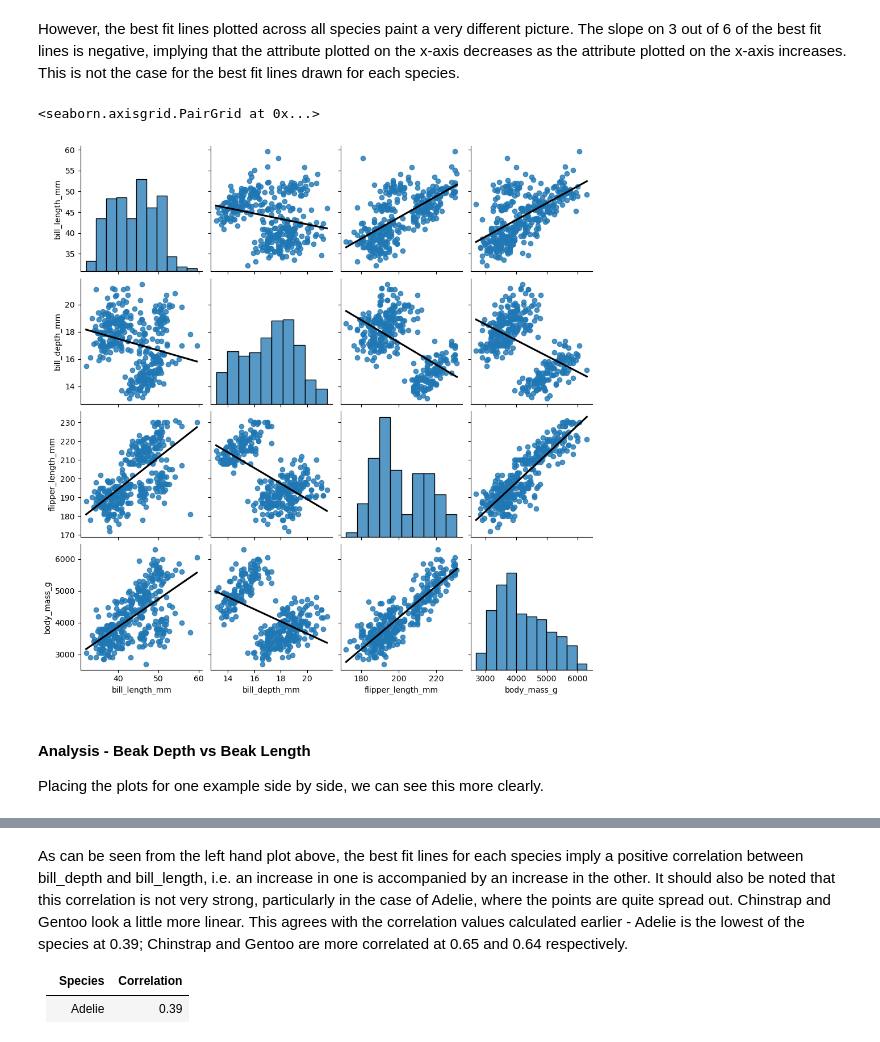
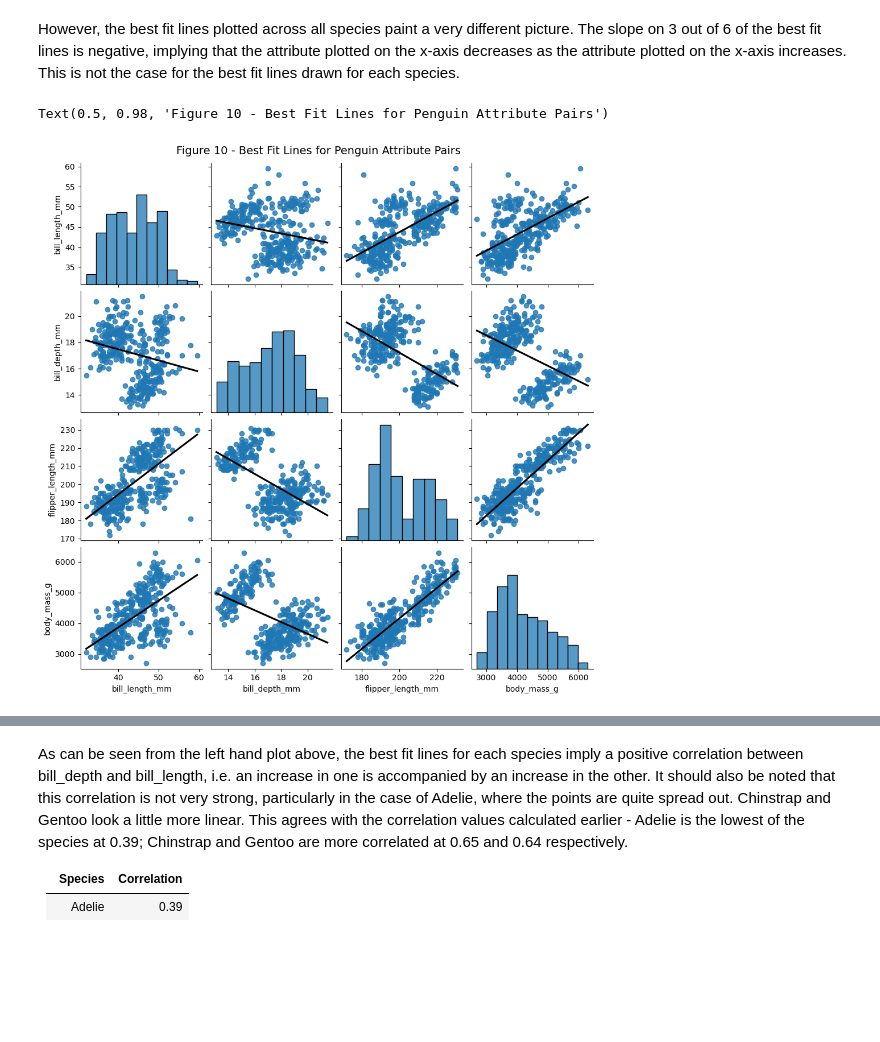
Before and after one commit to dvdgeroconnell/PODA-coursework, a Jupyter notebook: penguins.ipynb, the cells around one changed output, grey strips where cells are left out. Cells and saved outputs as stored; diff of their text form; code cells hidden in the pictures; blank space fills up the shorter version.

```diff
--- a/penguins.ipynb
+++ b/penguins.ipynb
@@ -418,11 +490,10 @@ sns.pairplot(penguins, hue="species", kind='reg', corner=False, plot_kws={'line_
 # %% [markdown]
 However, the best fit lines plotted across all species paint a very different picture. The slope on 3 out of 6 of the best fit lines is negative, implying that the attribute plotted on the x-axis decreases as the attribute plotted on the x-axis increases. This is not the case for the best fit lines drawn for each species.
 # %%
-# Now add the best fit lines to the scatter plots we drew earlier.
-sns.pairplot(penguins, kind='reg', corner=False, plot_kws={'line_kws':{'color':'black'},'ci':None})
+# Now draw the best fit lines for the penguins dataset overall.
+bfl = sns.pairplot(penguins, kind='reg', corner=False, plot_kws={'line_kws':{'color':'black'},'ci':None})
+bfl.figure.subplots_adjust(top = 0.95)
+bfl.figure.suptitle("Figure 10 - Best Fit Lines for Penguin Attribute Pairs", fontsize=14)
 # %% [output]
-<seaborn.axisgrid.PairGrid at 0x...>
+Text(0.5, 0.98, 'Figure 10 - Best Fit Lines for Penguin Attribute Pairs')
-[figure, old version]
+[figure, new version]
-# %% [markdown]
-#### Analysis - Beak Depth vs Beak Length
-Placing the plots for one example side by side, we can see this more clearly.
```
Also changed, not shown: parts of 54 cells of this notebook, 1 other file.
